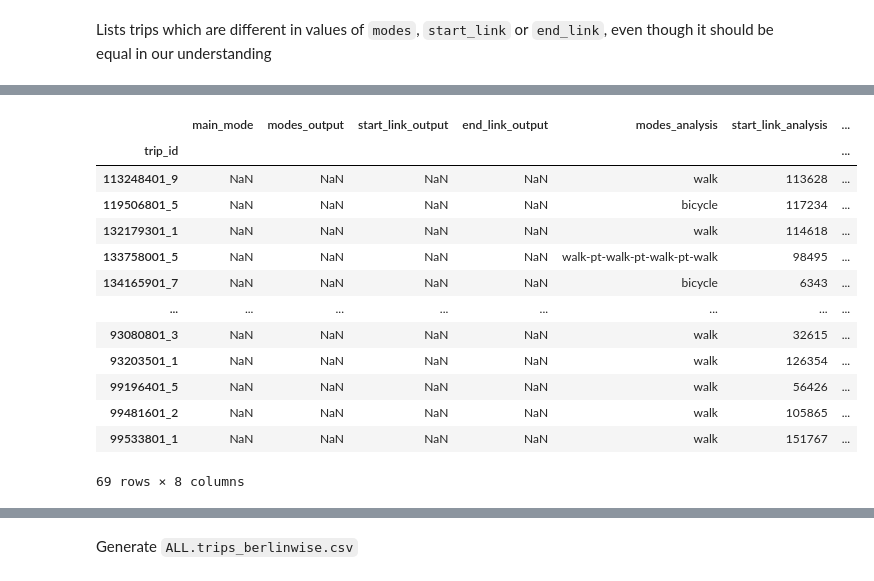
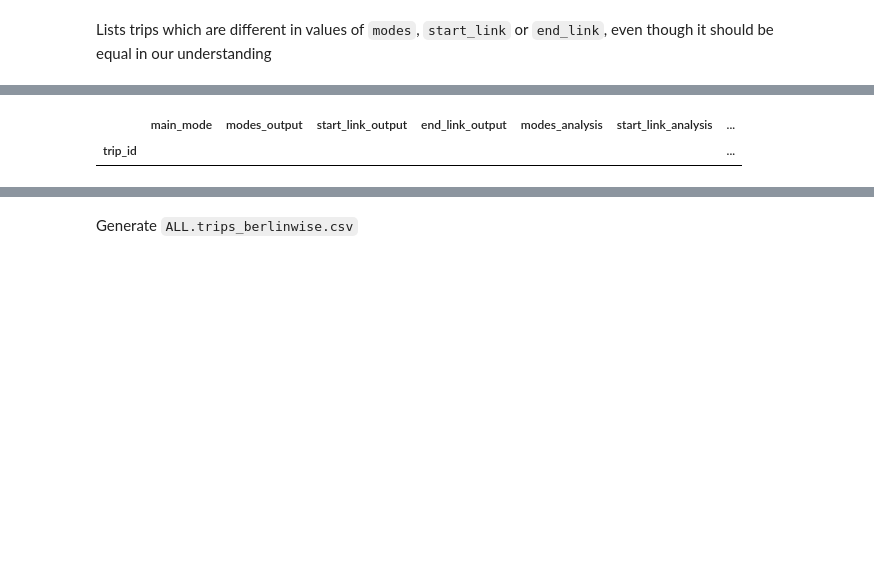
Before and after one commit to unsap/matsim-berlin-homework, a Jupyter notebook: src/main/python/pipeline.ipynb, the cells around one changed output, grey strips where cells are left out. Cells and saved outputs as stored; diff of their text form; code cells hidden in the pictures; blank space fills up the shorter version.

```diff
--- a/src/main/python/pipeline.ipynb
+++ b/src/main/python/pipeline.ipynb
@@ -97,7 +116,8 @@ Lists trips which are different in values of `modes`, `start_link` or `end_link`
 # %%
 joined = trips_by_scenario[BerlinScenario.GR_HS][
     ["main_mode", "modes", "start_link", "end_link"]].join(
-    trips_berlinwise_by_scenario[BerlinScenario.GR_HS][["modes", "start_link", "end_link", "berlinwise"]],
+    trips_berlinwise_by_scenario[BerlinScenario.GR_HS][
+        ["modes", "start_link", "end_link", "start_area", "visited_areas", "end_area"]],
     lsuffix="_output", rsuffix="_analysis",
     how="outer", validate="1:1")
 joined
@@ -119,18 +139,8 @@ joined
 # %%
-joined[joined["start_link_output"] != joined["start_link_analysis"]]
+# check differences of start_link between trips.csv and berlinwise.csv, 0 results is good
+joined[joined["start_link_output"].notnull() &
+       (joined["start_link_output"].astype(joined["start_link_analysis"].dtype) != joined["start_link_analysis"])]
 # %% [output]
 |  | main_mode | modes_output | start_link_output | end_link_output | modes_analysis | start_link_analysis | ... |
 | trip_id |  |  |  |  |  |  | ... |
-| 113248401_9 | NaN | NaN | NaN | NaN | walk | 113628 | ... |
-| 119506801_5 | NaN | NaN | NaN | NaN | bicycle | 117234 | ... |
-| 132179301_1 | NaN | NaN | NaN | NaN | walk | 114618 | ... |
-| 133758001_5 | NaN | NaN | NaN | NaN | walk-pt-walk-pt-walk-pt-walk | 98495 | ... |
-| 134165901_7 | NaN | NaN | NaN | NaN | bicycle | 6343 | ... |
-| ... | ... | ... | ... | ... | ... | ... | ... |
-| 93080801_3 | NaN | NaN | NaN | NaN | walk | 32615 | ... |
-| 93203501_1 | NaN | NaN | NaN | NaN | walk | 126354 | ... |
-| 99196401_5 | NaN | NaN | NaN | NaN | walk | 56426 | ... |
-| 99481601_2 | NaN | NaN | NaN | NaN | walk | 105865 | ... |
-| 99533801_1 | NaN | NaN | NaN | NaN | walk | 151767 | ... |
-69 rows × 8 columns
 # %%
```
Also changed, not shown: parts of 18 cells of this notebook, 7 other files.
